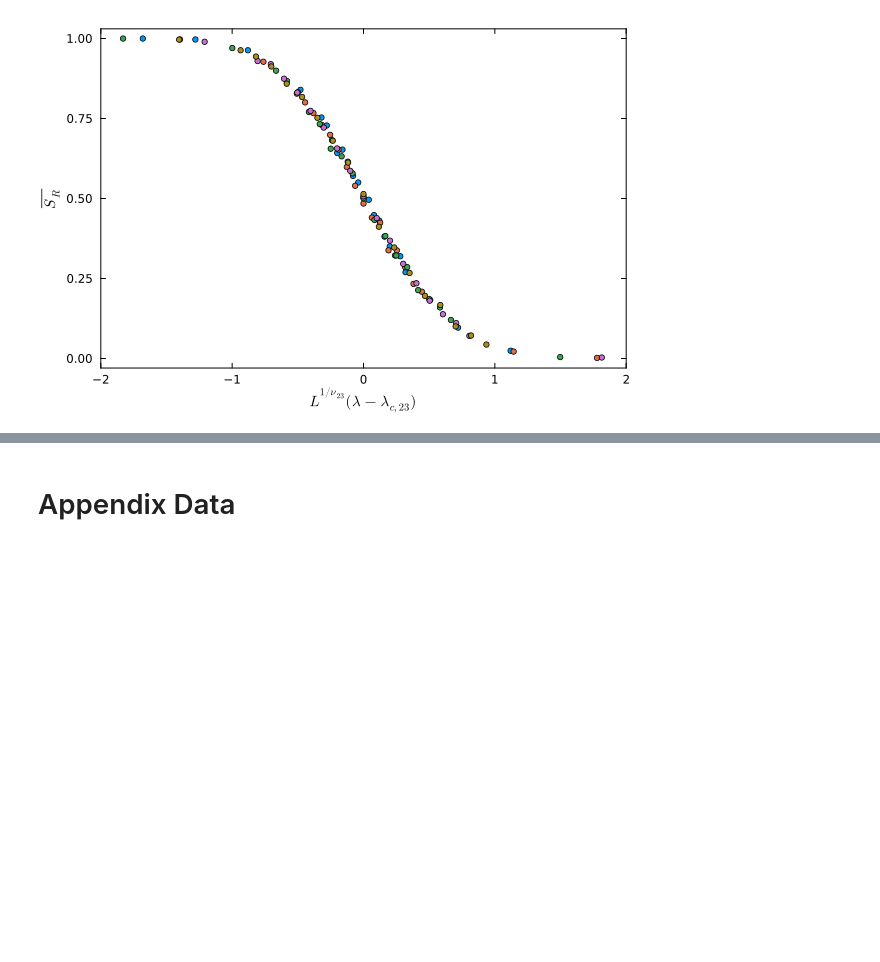
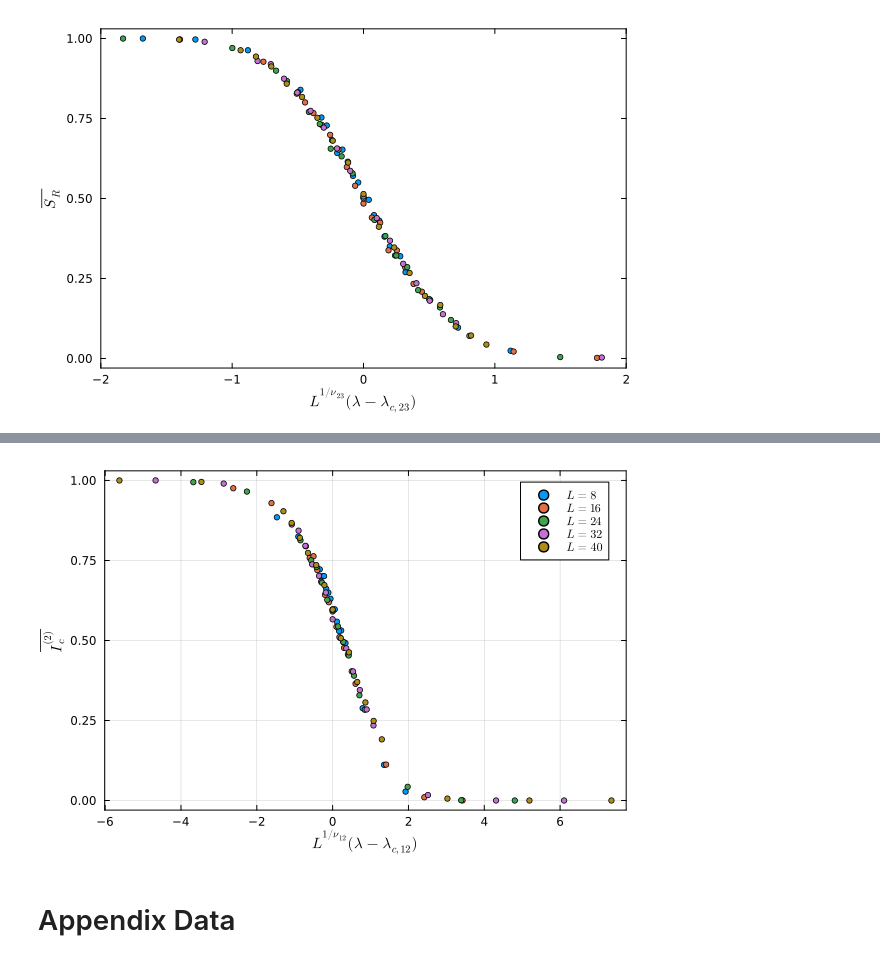
Before and after one commit to jahauser/2025_ZZX_TNs, a Jupyter notebook: notebooks/25_08_23.ipynb, the cells around one changed output, grey strips where cells are left out. Cells and saved outputs as stored; diff of their text form; code cells hidden in the pictures; blank space fills up the shorter version.

```diff
--- a/notebooks/25_08_23.ipynb
+++ b/notebooks/25_08_23.ipynb
@@ -373,3 +465,24 @@ Suggestion: check for spelling errors or missing imports.
+# %%
+
+ν = 1.2
+λc = 0.26
+
+plt = plot()
+for L in 8:8:40
+    T = 2L+2
+    λs = union(0.0:0.1:0.6,0.21:0.01:0.32)
+    xs = (λs .- λc) * L^(1/ν)
+    ys = real.([no_unitary_data[(L,T,λ,δ,q,false)][1][:Ic][2L+1] for λ in λs])
+    # xticks = (-4:2:2, [L"-4", L"-2", L"0", L"2"])
+    # yticks = (0.0:0.25:1.0, [L"0.00", L"0.25", L"0.50", L"0.75", L"1.00"])
+    plot!(plt, xs, ys, seriestype=:scatter, m=3, label=L"L=%$L", xlabel=L"L^{1/\nu_{12}}(\lambda-\lambda_{c,12})", ylabel=L"\overline{I_c^{(2)}}", # title="r=$r",
+    framestyle=:box, #xticks=xticks, yticks=yticks,
+    #  grid=false, legend=false, xlim=(-6,6),
+    xtickfontsize=8,ytickfontsize=8, xguidefontsize=10, yguidefontsize=10, legendfontsize=8, titlefontsize=14)
+end
+plt
+# %% [output]
+[figure, added]
 # %% [markdown]
 # Appendix Data
 # %% [markdown]
```
Also changed, not shown: parts of 9 cells of this notebook, 4 other files.
